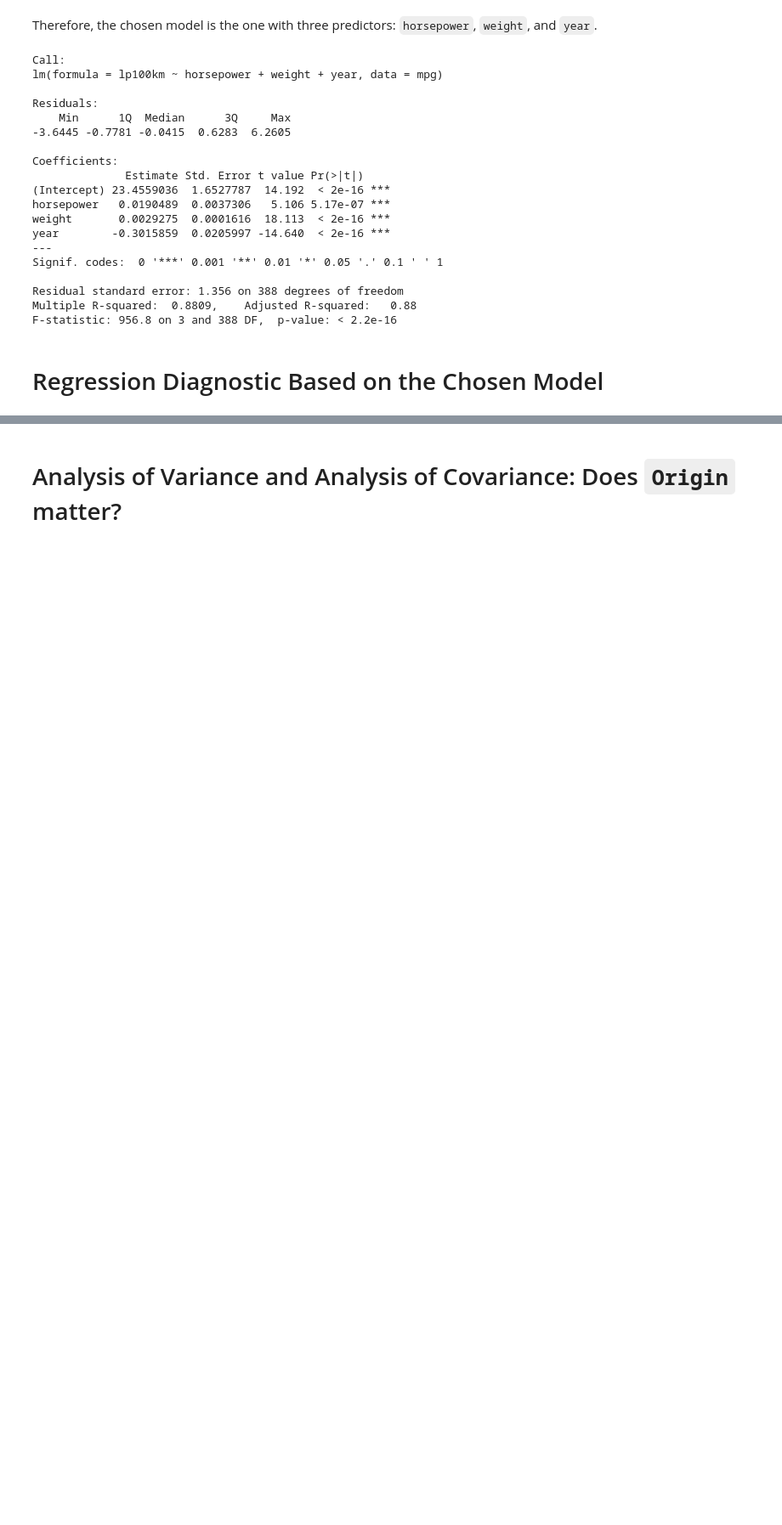
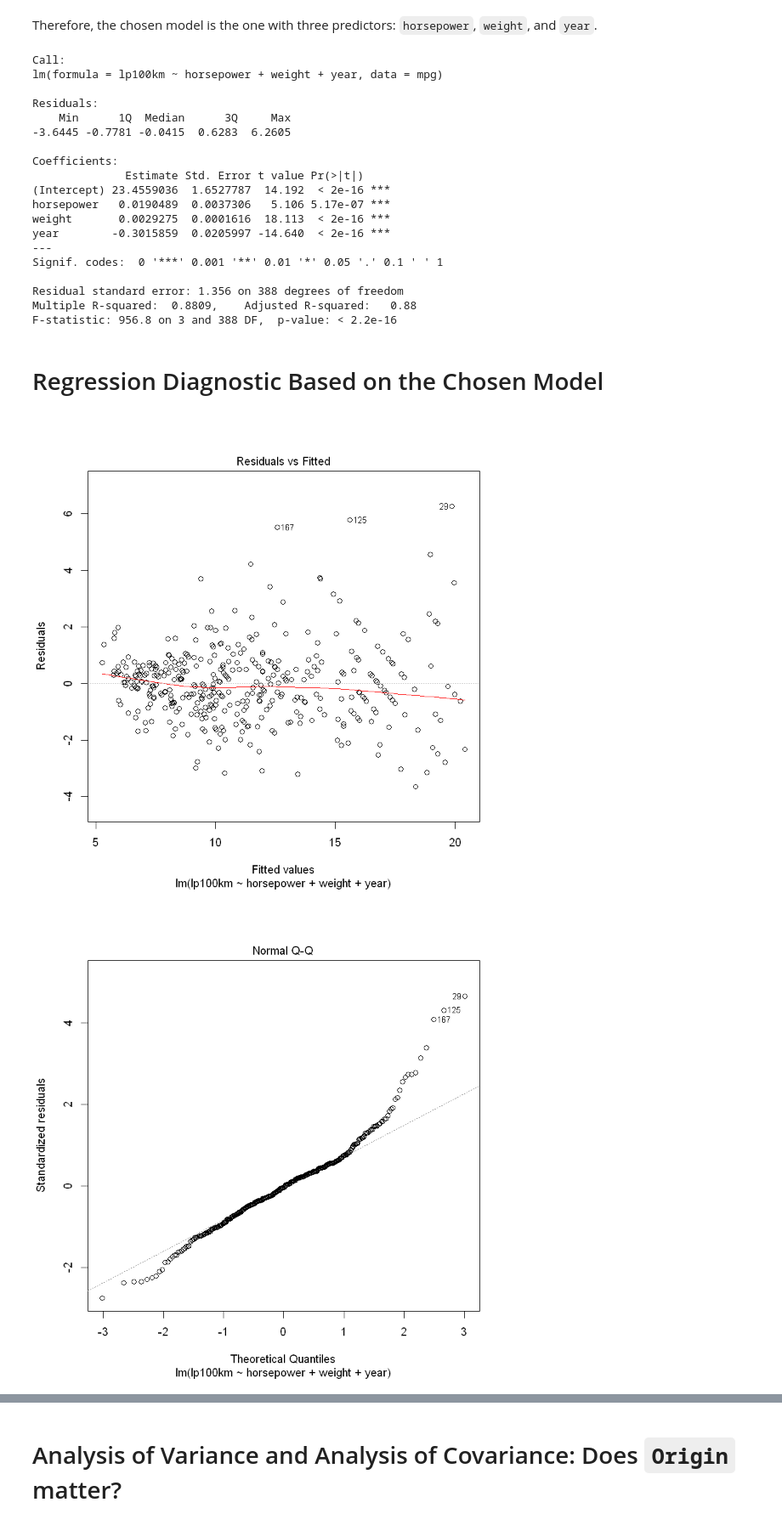
Before and after one commit to KillingVectorField/STA232-Final-Project, a Jupyter notebook: mpg.ipynb, the cells around one changed output, grey strips where cells are left out. Shown at 85% size. Drawn from its saved outputs; the diff is of its cells as text; code cells hidden in the pictures; blank space fills up the shorter version.

```diff
--- a/mpg.ipynb
+++ b/mpg.ipynb
@@ -159,3 +159,8 @@ Multiple R-squared:  0.8809,    Adjusted R-squared:   0.88
 F-statistic: 956.8 on 3 and 388 DF,  p-value: < 2.2e-16
 # %% [markdown]
 # Regression Diagnostic Based on the Chosen Model
+# %%
+plot(lm.chosen)
+# %% [output]
+[figure, added]
+[figure, added]
```
Also changed, not shown: parts of 8 cells of this notebook.
